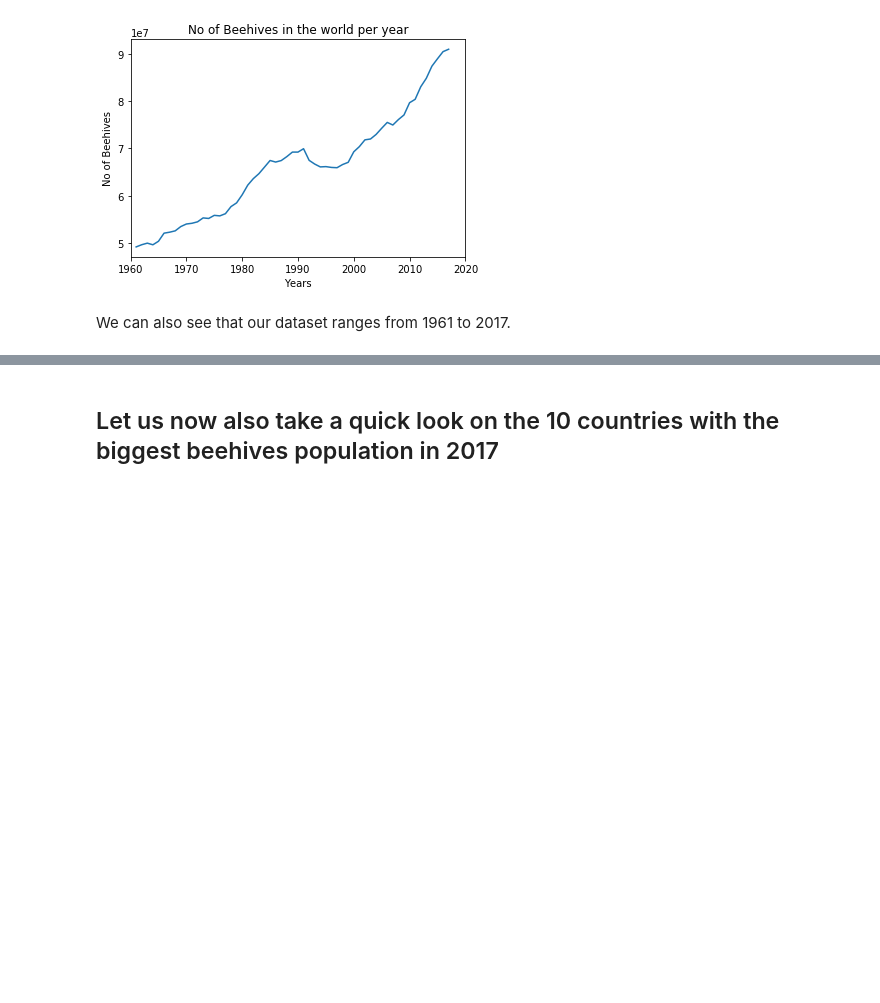
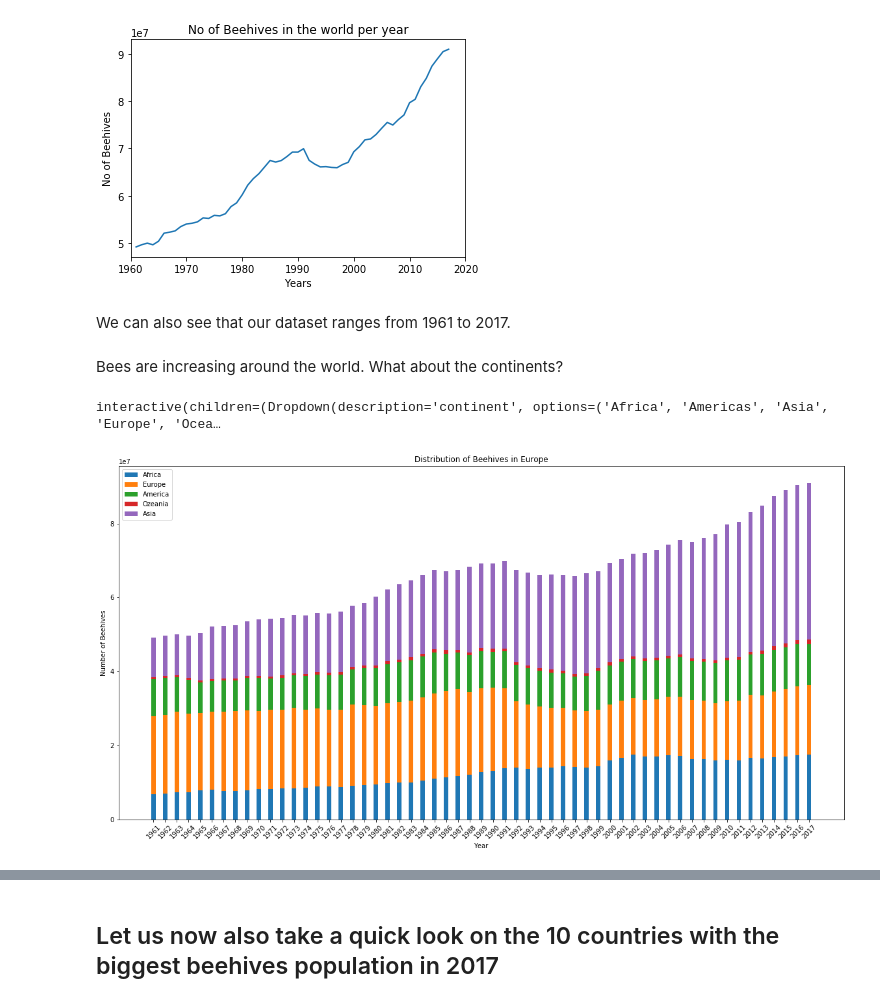
Before and after one commit to caralen/ada-project-faam, a Jupyter notebook: researchBees.ipynb, the cells around one changed output, grey strips where cells are left out. Cells and saved outputs as stored; diff of their text form; code cells hidden in the pictures; blank space fills up the shorter version.

```diff
--- a/researchBees.ipynb
+++ b/researchBees.ipynb
@@ -8,5 +8,5 @@ import ipywidgets as widgets
 from ipywidgets import interact, interact_manual
 # %%
 #load the data
-fertilizers = pd.read_csv('data/Production_Livestock_E_All_Data_(Normalized).csv',  encoding='iso-8859-1')
+livestock = pd.read_csv('data/Production_Livestock_E_All_Data_(Normalized).csv',  encoding='iso-8859-1')
 # %%
@@ -21,7 +21,7 @@ array(['Asses', 'Camels', 'Cattle', 'Chickens', 'Goats', 'Horses',
 # %% [markdown]
 ## Now let us first extract all the beehives Element
 # %%
-beehives = fertilizers.loc[fertilizers['Item'] == 'Beehives']
+beehives = livestock.loc[livestock['Item'] == 'Beehives']
 beehives.head()
 # %% [output]
 |  | Area Code | Area | Item Code | Item | Element Code | Element | Year Code | Year | Unit | Value | ... |
@@ -85,3 +85,44 @@ plt.xlim(1960, 2020)
 [figure]
 # %% [markdown]
 We can also see that our dataset ranges from 1961 to 2017.
+# %% [markdown]
+Bees are increasing around the world. What about the continents?
+# %%
+@interact
+def show_beehives_for_country(continent=continents):
+    beehives_continent=beehives_continents.loc[beehives_continents['Area']==continent]
+
+    plt.plot(beehives_continent['Year'],beehives_continent['Value'],'-*')
+    plt.title('Country: '+continent)
+    plt.xlabel('Years')
+    plt.ylabel('Number')
+    plt.xlim(1960, 2020)
+# %% [output]
+interactive(children=(Dropdown(description='continent', options=('Africa', 'Americas', 'Asia', 'Europe', 'Ocea…
+# %%
+N = len(beehives_continents[beehives_continents['Area'] == 'Africa']['Value'])
+africa = np.array(beehives_continents[beehives_continents['Area'] == 'Africa']['Value'])
+europe = np.array(beehives_continents[beehives_continents['Area'] == 'Europe']['Value'])
+america = np.array(beehives_continents[beehives_continents['Area'] == 'Americas']['Value'])
+oceania = np.array(beehives_continents[beehives_continents['Area'] == 'Oceania']['Value'])
+asia = np.array(beehives_continents[beehives_continents['Area'] == 'Asia']['Value'])
+
+ind = np.arange(N)    # the x locations for the groups
+width = 0.35       # the width of the bars: can also be len(x) sequence
+
+plt.figure(figsize=(20,10))
+
+p1 = plt.bar(ind, africa, width)
+p2 = plt.bar(ind, europe, width, bottom=africa)
+p3 = plt.bar(ind, america, width, bottom=europe+africa)
+p4 = plt.bar(ind, oceania, width, bottom=america+europe+africa)
+p5 = plt.bar(ind, asia, width, bottom=oceania+america+europe+africa)
+plt.ylabel('Number of Beehives')
+plt.xlabel('Year')
+plt.title('Distribution of Beehives in Europe')
+plt.xticks(ind, (range(1961, 2018)), rotation=45)
+plt.legend((p1[0], p2[0], p3[0], p4[0], p5[0]), ('Africa', 'Europe', 'America', 'Ozeania', 'Asia'))
+
+plt.show()
+# %% [output]
+[figure, added]
```
Also changed, not shown: parts of 11 cells of this notebook.
